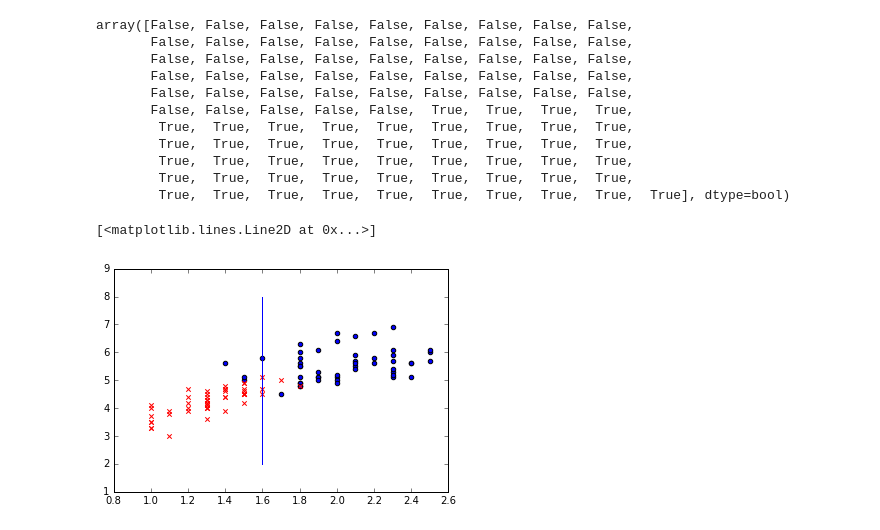
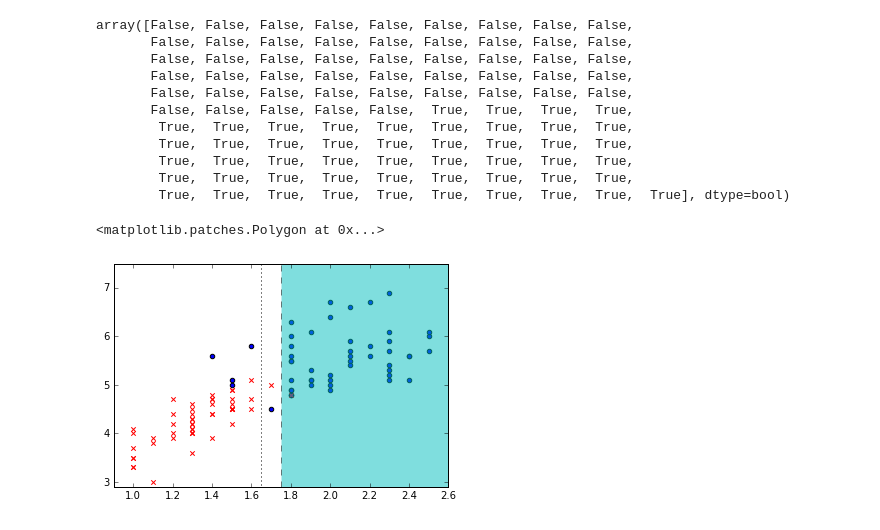
Before and after one commit to GucciTheCarpenter/BuildingMLSystems_packt, a Jupyter notebook: ch02/Learning How to Classify with Real-world Examples.ipynb, the cells around one changed output. Saved outputs shown, nothing was run; the diff lists cells and outputs as text; code cells hidden in the pictures.

```diff
--- a/ch02/Learning How to Classify with Real-world Examples.ipynb
+++ b/ch02/Learning How to Classify with Real-world Examples.ipynb
@@ -131,16 +165,20 @@ array([False, False, False, False, False, False, False, False, False,
 # %%
 # for t,marker,c in zip(xrange(3),">ox","rgb"):
 #     # We plot each class on its own to get different colored markers
 #     plt.scatter(features[target == t,0],
 #                 features[target == t,1],
 #                 marker=marker, c=c)
 
-t_x = np.ones(50) * 1.6
+t_x = np.ones(50) * 1.65
 t_y = np.linspace(2,8)
 plt.scatter(features[virginica, best_fi], features[virginica, 2], marker='o', c='b')
 plt.scatter(features[~virginica, best_fi], features[~virginica, 2], marker='x', c='r')
 
-plt.plot(t_x, t_y, '-')
+plt.plot(t_x, t_y, 'k:')
+plt.xlim((.9,2.6))
+plt.ylim((2.9,7.5))
+
+plt.axvspan(1.75, 2.6, facecolor='c', alpha=0.5, ls='--')
 # %% [output]
-[<matplotlib.lines.Line2D at 0x...>]
+<matplotlib.patches.Polygon at 0x...>
-[figure, old version]
+[figure, new version]
```
Also changed, not shown: parts of 17 cells of this notebook, 3 other files.
